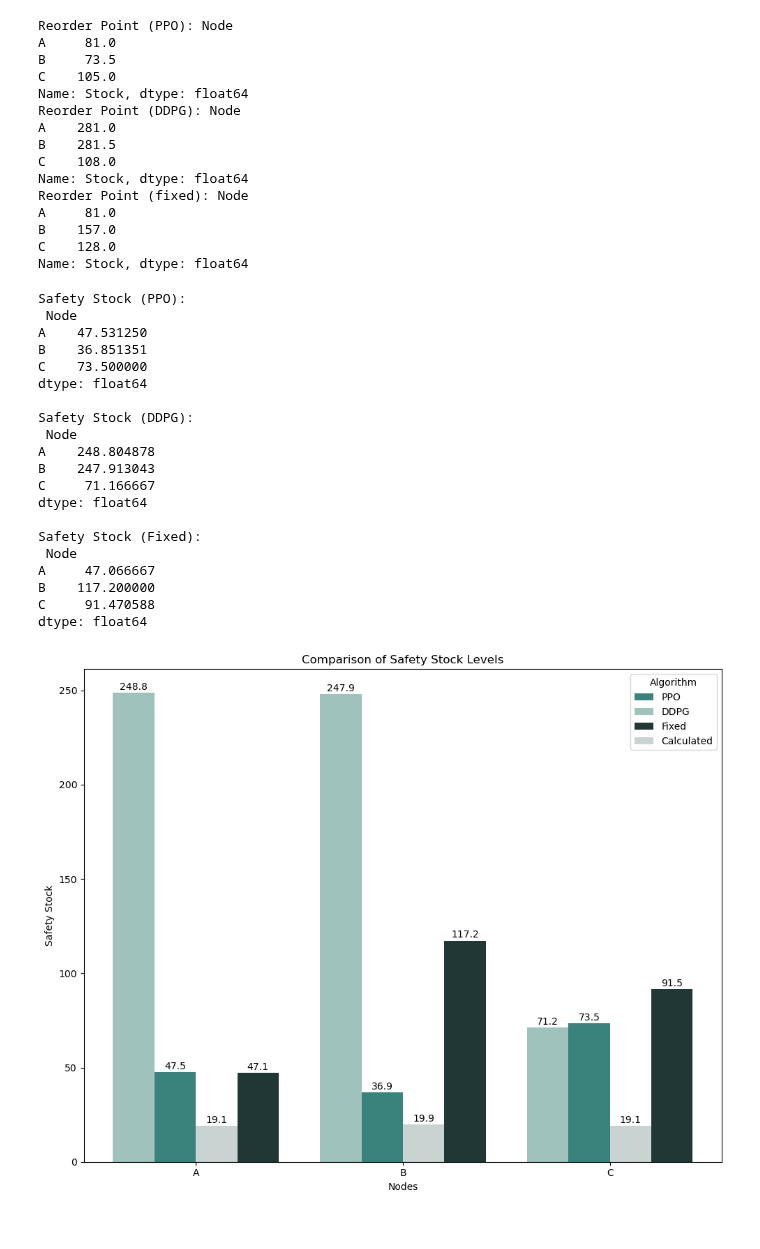
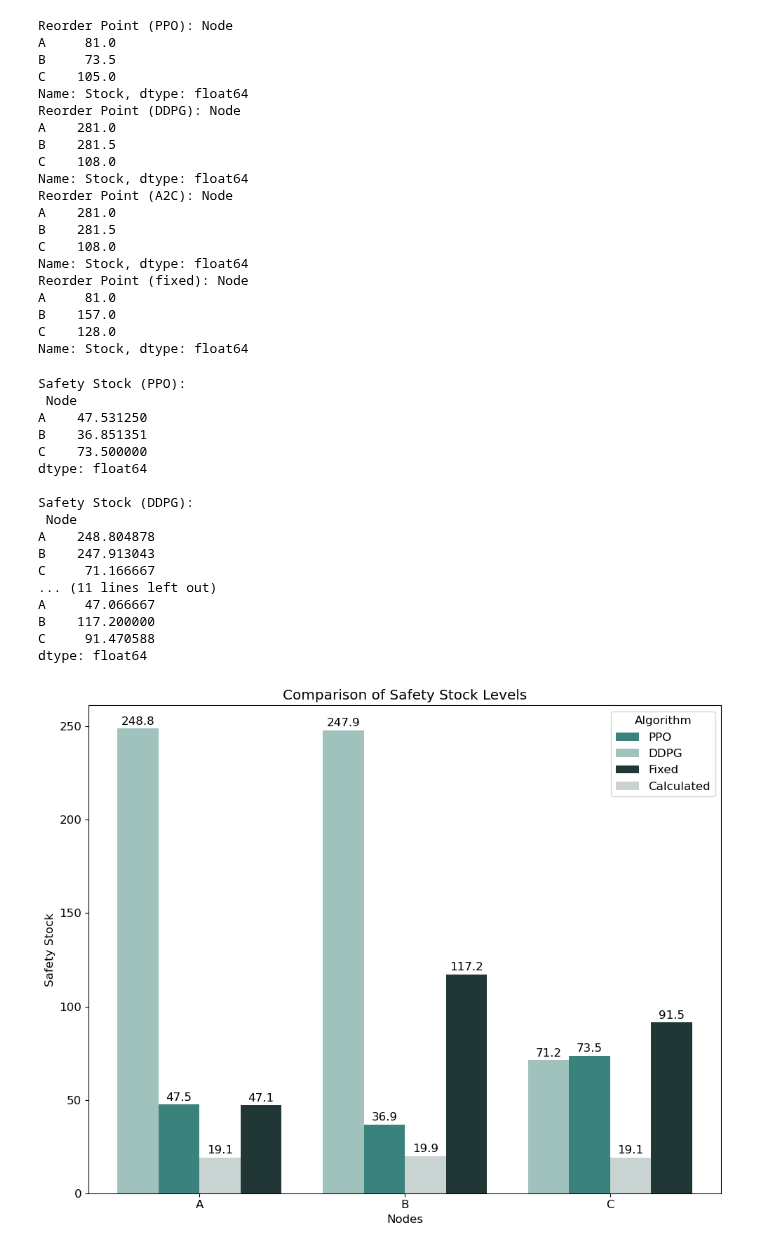
Before and after one commit to jonas-rer/RL_SCM, a Jupyter notebook: Final/00_safety_stock_optimization.ipynb, the cells around one changed output. Drawn from its saved outputs; the diff is of its cells as text; code cells hidden in the pictures.

```diff
--- a/Final/00_safety_stock_optimization.ipynb
+++ b/Final/00_safety_stock_optimization.ipynb
@@ -7,16 +7,19 @@ from scipy.stats import norm
 # Runs to compare
 df_ppo = pd.read_csv('Data/2024-12-17_environment_data_PPO.csv')
 df_ddpg = pd.read_csv('Data/2024-12-04_environment_data_ddpg.csv')
+df_a2c = pd.read_csv('Data/2024-12-17_environment_data_a2c.csv')
 df_heuristic = pd.read_csv('Data/2024-12-17_environment_data_heuristic.csv')
 df_fixed = pd.read_csv('Data/2024-12-17_environment_data_fixed_order.csv')
 # %%
 # Reorder point
 reorder_point_ppo = df_ppo[(df_ppo['Action'] > 0) & (df_ppo['Backlog'] == False)].groupby('Node')['Stock'].median()
 reorder_point_ddpg = df_ddpg[(df_ddpg['Action'] > 0) & (df_ddpg['Backlog'] == False)].groupby('Node')['Stock'].median()
+reorder_point_a2c = df_a2c[(df_a2c['Action'] > 0) & (df_a2c['Backlog'] == False)].groupby('Node')['Stock'].median()
 reorder_point_fixed = df_fixed[(df_fixed['Action'] > 0) & (df_fixed['Backlog'] == False)].groupby('Node')['Stock'].median()
 
 print("Reorder Point (PPO):", reorder_point_ppo)
 print("Reorder Point (DDPG):", reorder_point_ddpg)
+print("Reorder Point (A2C):", reorder_point_ddpg)
 print("Reorder Point (fixed):", reorder_point_fixed)
 # %% [output]
 Reorder Point (PPO): Node
@@ -29,6 +32,11 @@ A    281.0
 B    281.5
 C    108.0
 Name: Stock, dtype: float64
+Reorder Point (A2C): Node
+A    281.0
+B    281.5
+C    108.0
+Name: Stock, dtype: float64
 Reorder Point (fixed): Node
 A     81.0
 B    157.0
@@ -58,11 +66,13 @@ def calculate_safety_stock(df, reorder_point, lead_time, z):
 # Calculate safety stock for PPO, DDPG and Fixed Order
 safety_stock_ppo = calculate_safety_stock(df_ppo, reorder_point_ppo, lead_time, service_level_z)
 safety_stock_ddpg = calculate_safety_stock(df_ddpg, reorder_point_ddpg, lead_time, service_level_z)
+safety_stock_a2c = calculate_safety_stock(df_a2c, reorder_point_a2c, lead_time, service_level_z)
 safety_stock_fixed = calculate_safety_stock(df_fixed, reorder_point_fixed, lead_time, service_level_z)
 
 # Display results
 print("Safety Stock (PPO):\n", safety_stock_ppo)
 print("\nSafety Stock (DDPG):\n", safety_stock_ddpg)
+print("\nSafety Stock (A2C):\n", safety_stock_a2c)
 print("\nSafety Stock (Fixed):\n", safety_stock_fixed)
 # %% [output]
 Safety Stock (PPO):
@@ -77,10 +87,7 @@ Safety Stock (DDPG):
 A    248.804878
 B    247.913043
 C     71.166667
-dtype: float64
-
-Safety Stock (Fixed):
- Node
+... (11 lines left out)
 A     47.066667
 B    117.200000
 C     91.470588
@@ -90,10 +97,13 @@ safety_stock_heuristic = {'A': 19.07, 'B': 19.87, 'C': 19.05} # copied from the
 safety_stock_heuristic = pd.Series(safety_stock_heuristic, name='Stock')
 safety_stock_heuristic.index.name = 'Node'
 # %%
+plt.rcParams.update({'font.size': 12})
+
 # Combine the safety stock data into a single DataFrame
 safety_stock_df = pd.DataFrame({
     'PPO': safety_stock_ppo,
     'DDPG': safety_stock_ddpg,
+    'A2C': safety_stock_a2c,
     'Fixed': safety_stock_fixed,
     'Calculated': safety_stock_heuristic
 }).reset_index()
@@ -107,36 +117,37 @@ x = np.arange(len(nodes))  # Position of nodes on x-axis
 plt.figure(figsize=(10, 8))
 bars_ppo = plt.bar(x - bar_width / 2, safety_stock_df['PPO'], width=bar_width, label='PPO', color='#3A837C')
 bars_ddpg = plt.bar(x - bar_width * 1.5, safety_stock_df['DDPG'], width=bar_width, label='DDPG', color='#A0C2BC')
+# bars_a2c = plt.bar(x + bar_width * 2.5, safety_stock_df['A2C'], width=bar_width, label='A2C', color='#C9D3D2')
 bars_fixed = plt.bar(x + bar_width * 1.5, safety_stock_df['Fixed'], width=bar_width, label='Fixed', color='#213735')
 bars_heuristic = plt.bar(x + bar_width * 0.5, safety_stock_df['Calculated'], width=bar_width, label='Calculated', color='#C9D3D2')
 
 # #000000 for black
 colors = ["#3A837C", "#A0C2BC", "#C9D3D2", "#213735", "cyan"]
 
 # Annotate the bars with safety stock values
 for bars in [bars_ppo, bars_ddpg, bars_fixed, bars_heuristic]:
     for bar in bars:
         height = bar.get_height()
         plt.text(
             bar.get_x() + bar.get_width() / 2,
-            height + 0.5,
+            height + 1,
             f'{height:.1f}',
             ha='center',
             va='bottom'
         )
 
 # Customize the plot
 plt.xlabel('Nodes')
 plt.ylabel('Safety Stock')
 plt.title('Comparison of Safety Stock Levels')
 plt.xticks(x, nodes)  # Set node labels on the x-axis
 plt.legend(title='Algorithm')
 plt.tight_layout()
 
 # Show the plot
 plt.show()
 # %% [output]
-[figure, old version]
+[figure, new version]
 # %%
 # Define the algorithms and their respective dataframes
 algorithms = {
```
Also changed, not shown: parts of 1 cell of this notebook, 41 other files.
